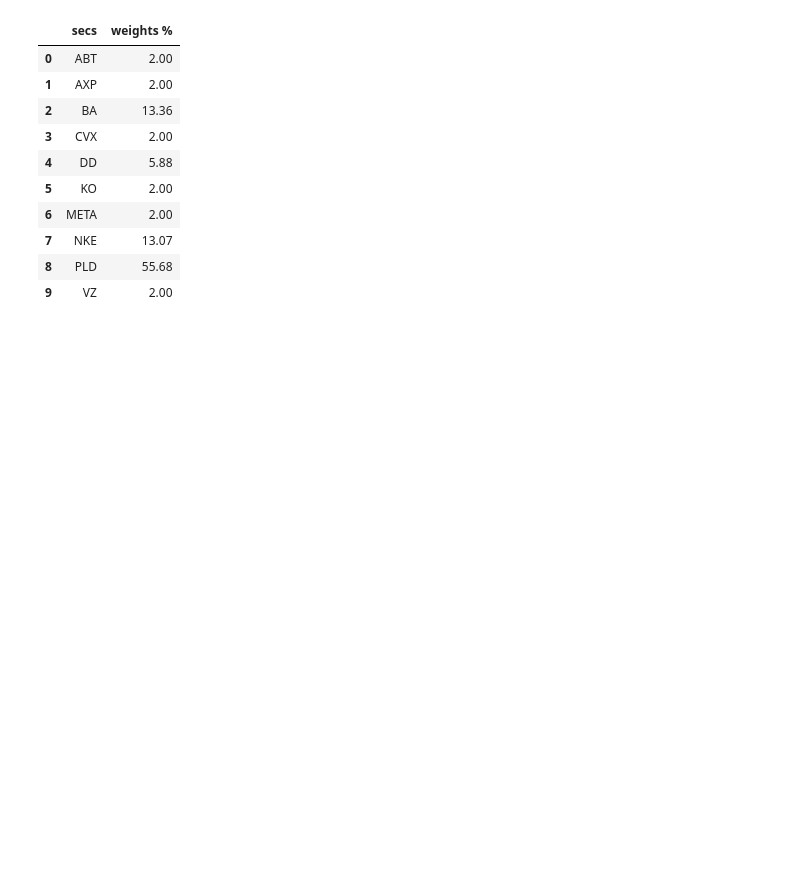
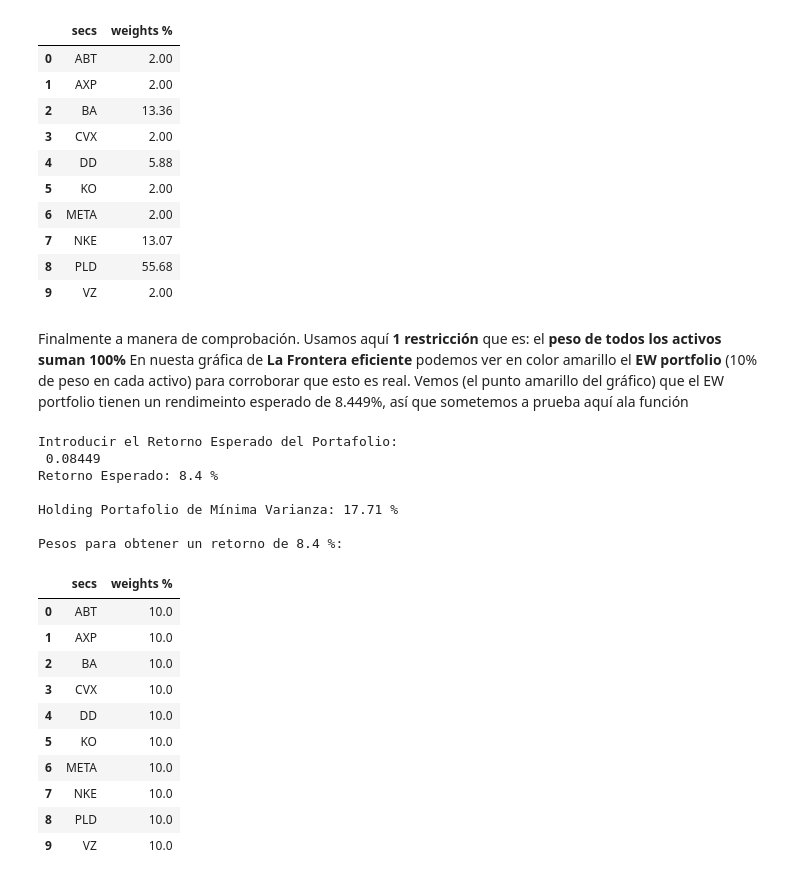
Before and after one commit to Rauloigs/Mercados-Financieros-P-Eficiente, a Jupyter notebook: bl_csv_portfolio_test.ipynb, the cells around one changed output. Saved outputs shown, nothing was run; the diff lists cells and outputs as text; code cells hidden in the pictures; blank space fills up the shorter version.

```diff
--- a/bl_csv_portfolio_test.ipynb
+++ b/bl_csv_portfolio_test.ipynb
@@ -384,3 +425,26 @@ Pesos para obtener un retorno de 7.199999999999999 %:
 | 7 | NKE | 13.07 |
 | 8 | PLD | 55.68 |
 | 9 | VZ | 2.00 |
+# %% [markdown]
+Finalmente a manera de comprobación. Usamos aquí **1 restricción** que es: el **peso de todos los activos suman 100%** En nuesta gráfica de **La Frontera eficiente** podemos ver en color amarillo el **EW portfolio** (10% de peso en cada activo) para corroborar que esto es real. Vemos (el punto amarillo del gráfico) que el EW portfolio tienen un rendimeinto esperado de 8.449%, así que sometemos a prueba aquí ala función
+# %%
+blpor.get_portafolio_pesos(er=er, cov=cov)
+# %% [output]
+Introducir el Retorno Esperado del Portafolio:
+ 0.08449
+Retorno Esperado: 8.4 %
+
+Holding Portafolio de Mínima Varianza: 17.71 %
+
+Pesos para obtener un retorno de 8.4 %:
+|  | secs | weights % |
+| 0 | ABT | 10.0 |
+| 1 | AXP | 10.0 |
+| 2 | BA | 10.0 |
+| 3 | CVX | 10.0 |
+| 4 | DD | 10.0 |
+| 5 | KO | 10.0 |
+| 6 | META | 10.0 |
+| 7 | NKE | 10.0 |
+| 8 | PLD | 10.0 |
+| 9 | VZ | 10.0 |
```
Also changed, not shown: parts of 10 cells of this notebook.
